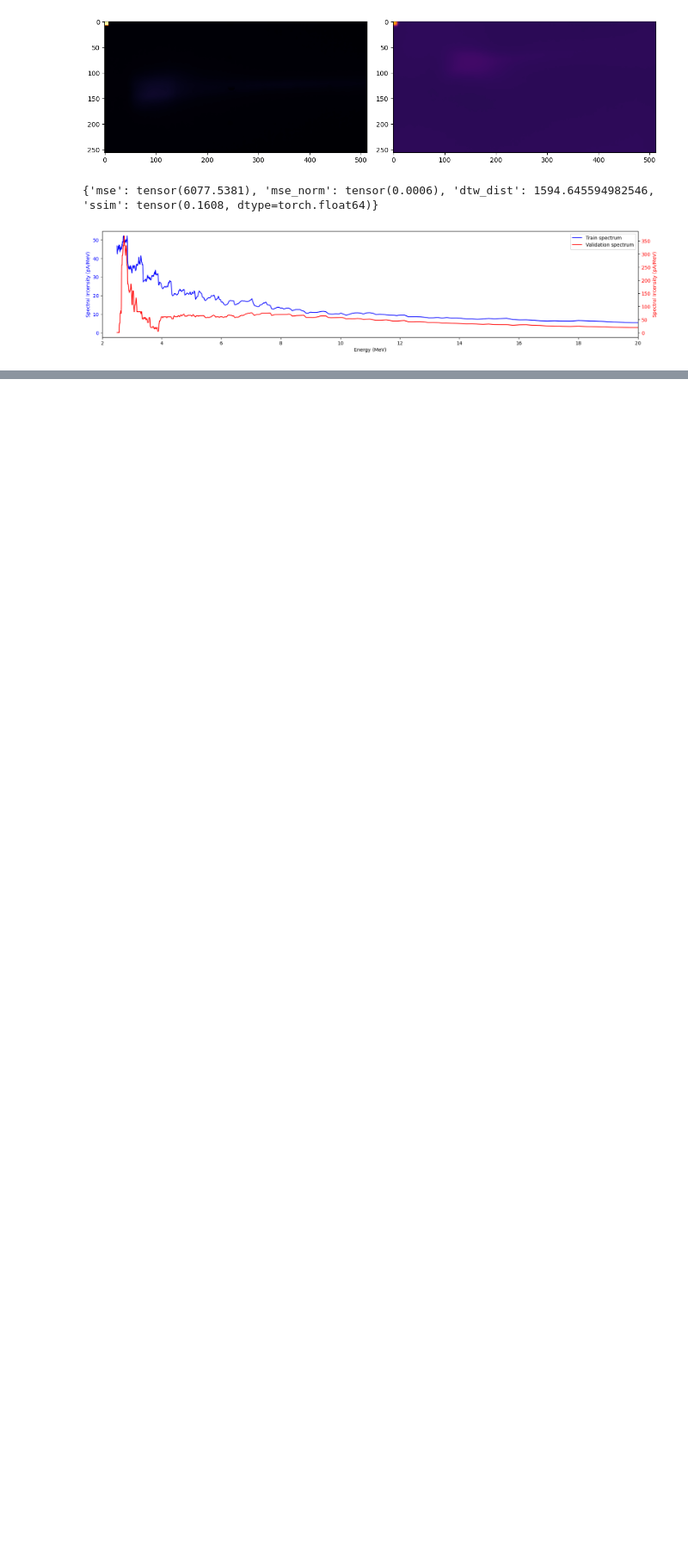
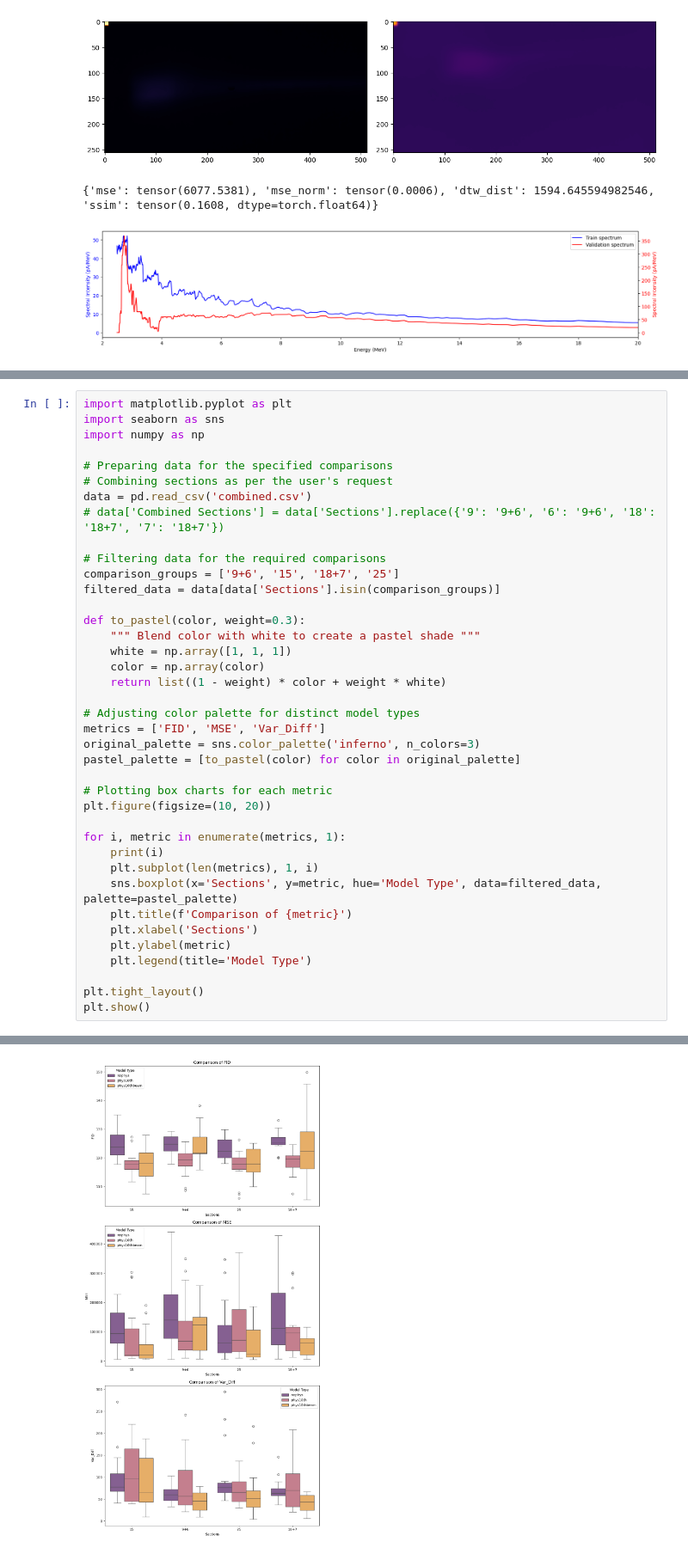
Before and after one commit to Jechmate/diffAE-elibeams, a Jupyter notebook: metrics.ipynb, the cells around one changed output, grey strips where cells are left out. Shown: that part at 86% size. Cells and saved outputs as stored; diff of their text form; blank space fills up the shorter version.

```diff
--- a/metrics.ipynb
+++ b/metrics.ipynb
@@ -57,0 +380,40 @@ plot_spectra(spectra['spectr_train'], spectra['spectr_valid'])
+# %%
+import matplotlib.pyplot as plt
+import seaborn as sns
+import numpy as np
+
+# Preparing data for the specified comparisons
+# Combining sections as per the user's request
+data = pd.read_csv('combined.csv')
+# data['Combined Sections'] = data['Sections'].replace({'9': '9+6', '6': '9+6', '18': '18+7', '7': '18+7'})
+
+# Filtering data for the required comparisons
+comparison_groups = ['9+6', '15', '18+7', '25']
+filtered_data = data[data['Sections'].isin(comparison_groups)]
+
+def to_pastel(color, weight=0.3):
+    """ Blend color with white to create a pastel shade """
+    white = np.array([1, 1, 1])
+    color = np.array(color)
+    return list((1 - weight) * color + weight * white)
+
+# Adjusting color palette for distinct model types
+metrics = ['FID', 'MSE', 'Var_Diff']
+original_palette = sns.color_palette('inferno', n_colors=3)
+pastel_palette = [to_pastel(color) for color in original_palette]
+
+# Plotting box charts for each metric
+plt.figure(figsize=(10, 20))
+
+for i, metric in enumerate(metrics, 1):
+    print(i)
+    plt.subplot(len(metrics), 1, i)
+    sns.boxplot(x='Sections', y=metric, hue='Model Type', data=filtered_data, palette=pastel_palette)
+    plt.title(f'Comparison of {metric}')
+    plt.xlabel('Sections')
+    plt.ylabel(metric)
+    plt.legend(title='Model Type')
+
+plt.tight_layout()
+plt.show()
+# %% [output]
@@ -57,0 +423 @@ plot_spectra(spectra['spectr_train'], spectra['spectr_valid'])
+[figure, added]
```
Also changed, not shown: parts of 10 cells of this notebook, 10 other files.
